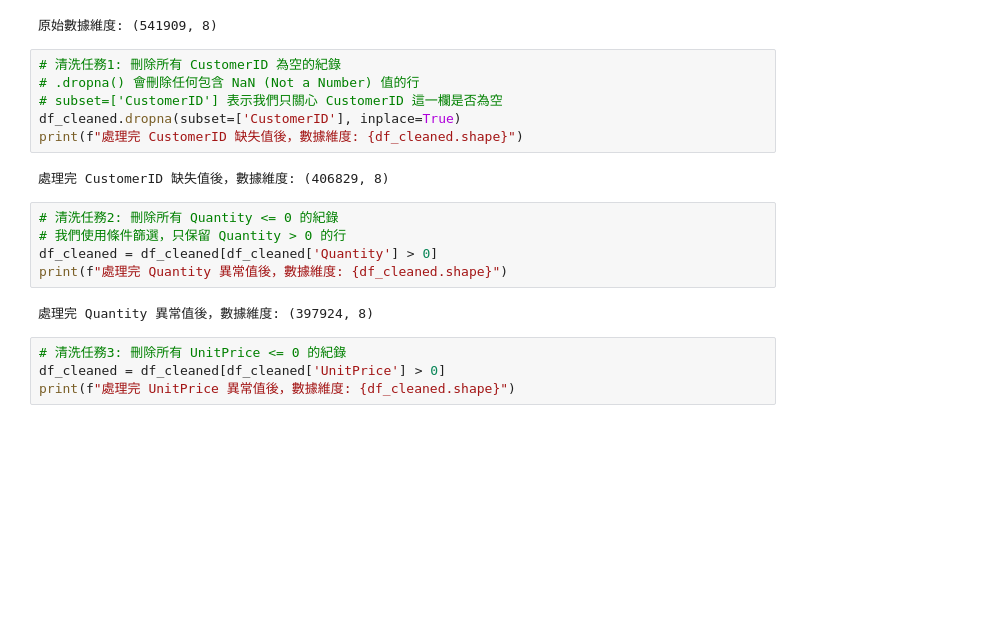
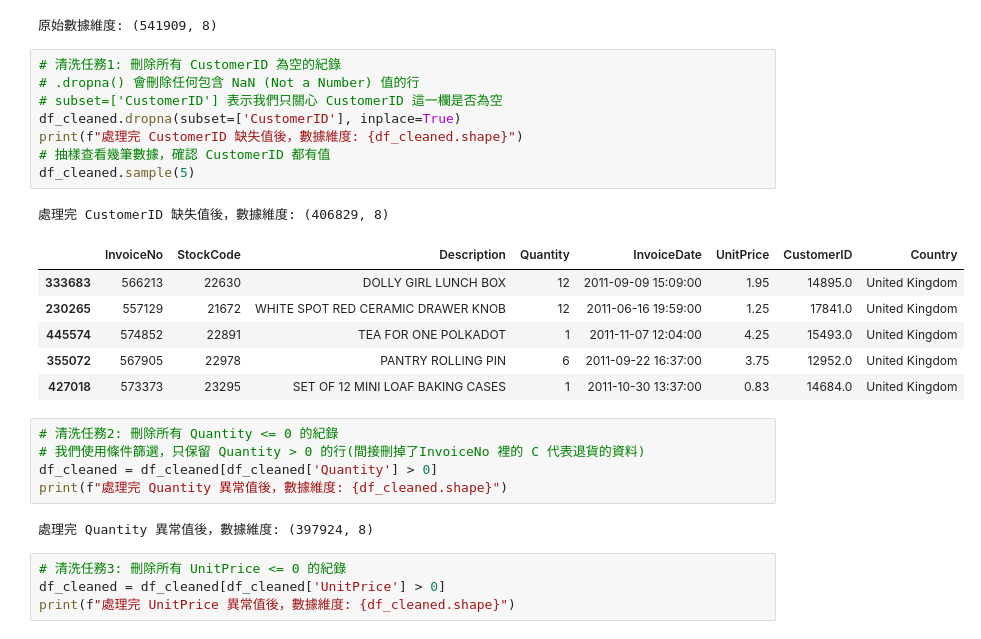
Before and after one commit to Z-Yun324/ecommerce-analysis, a Jupyter notebook: notebook/analysis.ipynb, the cells around one changed output. Drawn from its saved outputs; the diff is of its cells as text; blank space fills up the shorter version.

```diff
--- a/notebook/analysis.ipynb
+++ b/notebook/analysis.ipynb
@@ -135,14 +135,22 @@ print(f"原始數據維度: {df_cleaned.shape}")
 # %%
 # 清洗任務1: 刪除所有 CustomerID 為空的紀錄
 # .dropna() 會刪除任何包含 NaN (Not a Number) 值的行
 # subset=['CustomerID'] 表示我們只關心 CustomerID 這一欄是否為空
 df_cleaned.dropna(subset=['CustomerID'], inplace=True)
 print(f"處理完 CustomerID 缺失值後，數據維度: {df_cleaned.shape}")
+# 抽樣查看幾筆數據，確認 CustomerID 都有值
+df_cleaned.sample(5)
 # %% [output]
 處理完 CustomerID 缺失值後，數據維度: (406829, 8)
+|  | InvoiceNo | StockCode | Description | Quantity | InvoiceDate | UnitPrice | CustomerID | Country |
+| 333683 | 566213 | 22630 | DOLLY GIRL LUNCH BOX | 12 | 2011-09-09 15:09:00 | 1.95 | 14895.0 | United Kingdom |
+| 230265 | 557129 | 21672 | WHITE SPOT RED CERAMIC DRAWER KNOB | 12 | 2011-06-16 19:59:00 | 1.25 | 17841.0 | United Kingdom |
+| 445574 | 574852 | 22891 | TEA FOR ONE POLKADOT | 1 | 2011-11-07 12:04:00 | 4.25 | 15493.0 | United Kingdom |
+| 355072 | 567905 | 22978 | PANTRY ROLLING PIN | 6 | 2011-09-22 16:37:00 | 3.75 | 12952.0 | United Kingdom |
+| 427018 | 573373 | 23295 | SET OF 12 MINI LOAF BAKING CASES | 1 | 2011-10-30 13:37:00 | 0.83 | 14684.0 | United Kingdom |
 # %%
 # 清洗任務2: 刪除所有 Quantity <= 0 的紀錄
-# 我們使用條件篩選，只保留 Quantity > 0 的行
+# 我們使用條件篩選，只保留 Quantity > 0 的行(間接刪掉了InvoiceNo 裡的 C 代表退貨的資料)
 df_cleaned = df_cleaned[df_cleaned['Quantity'] > 0]
 print(f"處理完 Quantity 異常值後，數據維度: {df_cleaned.shape}")
 # %% [output]
```
Also changed, not shown: parts of 2 cells of this notebook, 2 other files.
